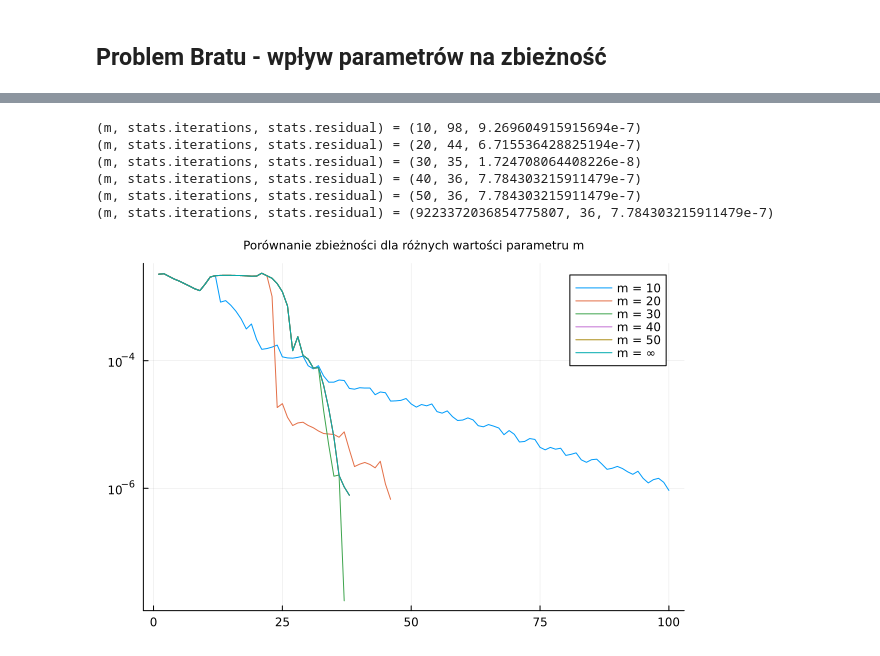
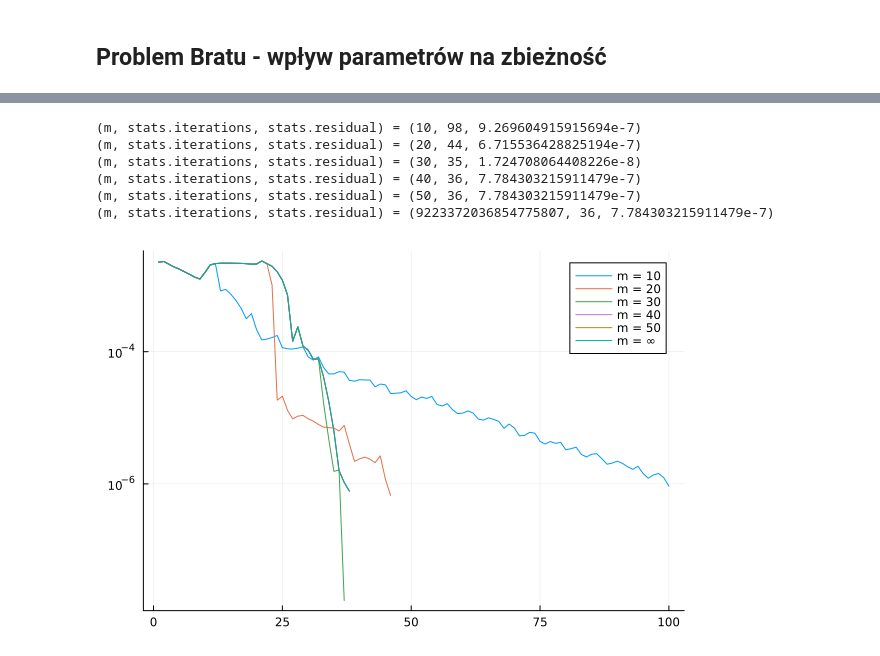
Before and after one commit to janpiotrlakomy/research-project, a Jupyter notebook: experiments.ipynb, the cells around one changed output, grey strips where cells are left out. Saved outputs shown, nothing was run; the diff lists cells and outputs as text; code cells hidden in the pictures.

```diff
--- a/experiments.ipynb
+++ b/experiments.ipynb
@@ -161,19 +162,19 @@ plot_residuals("Porównanie zbieżności dla różnych wartości parametru β",
 # %%
 residuals = []
 ms = [10,20,30,40, 50,typemax(Int)]
 for m in ms
     x , stats = anderson(x0, g, m, max_iter=500)
     @show m, stats.iterations, stats.residual
     push!(residuals, stats.residual_history)
 end
 
 
-plot_residuals("Porównanie zbieżności dla różnych wartości parametru m", (m -> m != typemax(Int) ? "m = $m" : "m = ∞").(ms), residuals)
+plot_residuals("", (m -> m != typemax(Int) ? "m = $m" : "m = ∞").(ms), residuals)
 # %% [output]
 (m, stats.iterations, stats.residual) = (10, 98, 9.269604915915694e-7)
 (m, stats.iterations, stats.residual) = (20, 44, 6.715536428825194e-7)
 (m, stats.iterations, stats.residual) = (30, 35, 1.724708064408226e-8)
 (m, stats.iterations, stats.residual) = (40, 36, 7.784303215911479e-7)
 (m, stats.iterations, stats.residual) = (50, 36, 7.784303215911479e-7)
 (m, stats.iterations, stats.residual) = (9223372036854775807, 36, 7.784303215911479e-7)
-[figure, old version]
+[figure, new version]
```
Also changed, not shown: parts of 6 cells of this notebook, 2 other files.
